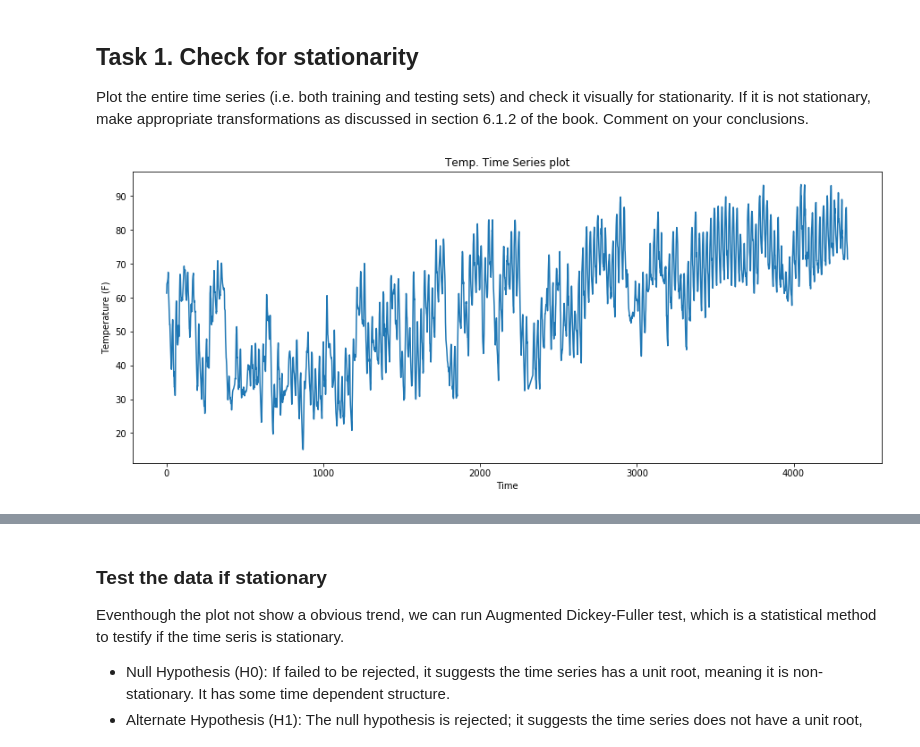
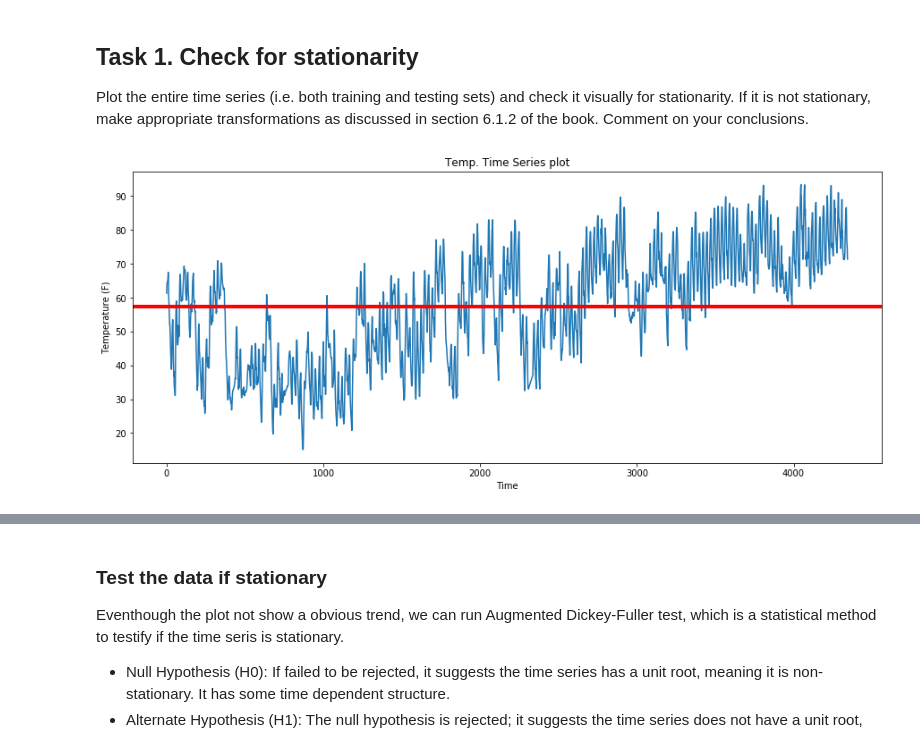
Before and after one commit to justin830827/IoT-Analytics, a Jupyter notebook: Forecasting/Forecasting.ipynb, the cells around one changed output, grey strips where cells are left out. Saved outputs shown, nothing was run; the diff lists cells and outputs as text; code cells hidden in the pictures.

```diff
--- a/Forecasting/Forecasting.ipynb
+++ b/Forecasting/Forecasting.ipynb
@@ -47,12 +47,15 @@ If it is not stationary, make appropriate transformations as discussed in sectio
 Comment on your conclusions.
 # %%
 def plot_timeseries(data, title):
+    mean = np.mean(data)
     plt.figure(figsize=(15,6))
     plt.plot(data)
+    plt.axhline(y=mean,linewidth=4, color='r')
     plt.xlabel('Time')
     plt.ylabel('Temperature (F)')
     plt.title(title)
+    plt.savefig('{}.png'.format(title))
 
-plot_timeseries(data, 'Temp. Time Series plot')
+plot_timeseries(data['Temperature'], 'Temp. Time Series plot')
 # %% [output]
-[figure, old version]
+[figure, new version]
```
Also changed, not shown: parts of 20 cells of this notebook, 12 other files.
